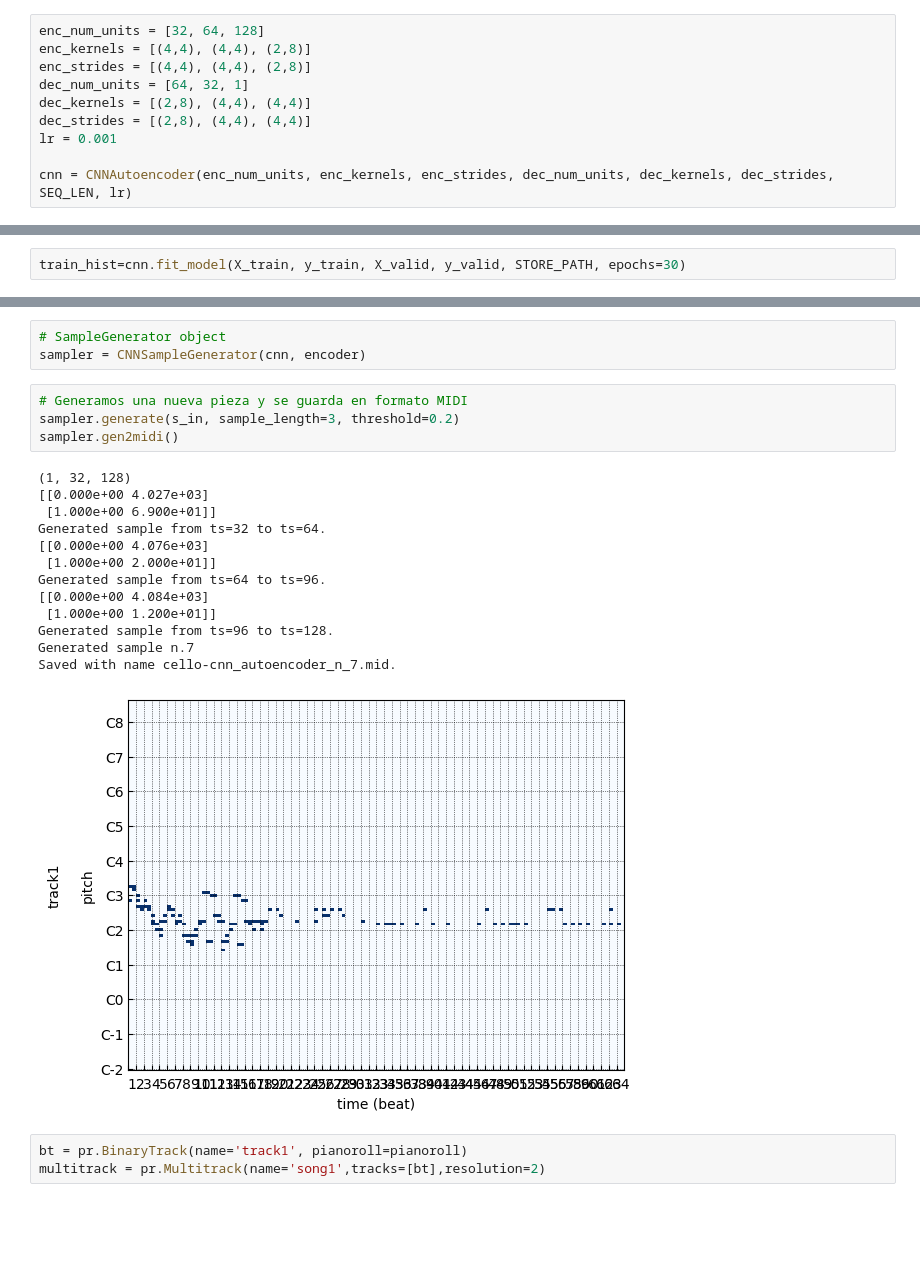
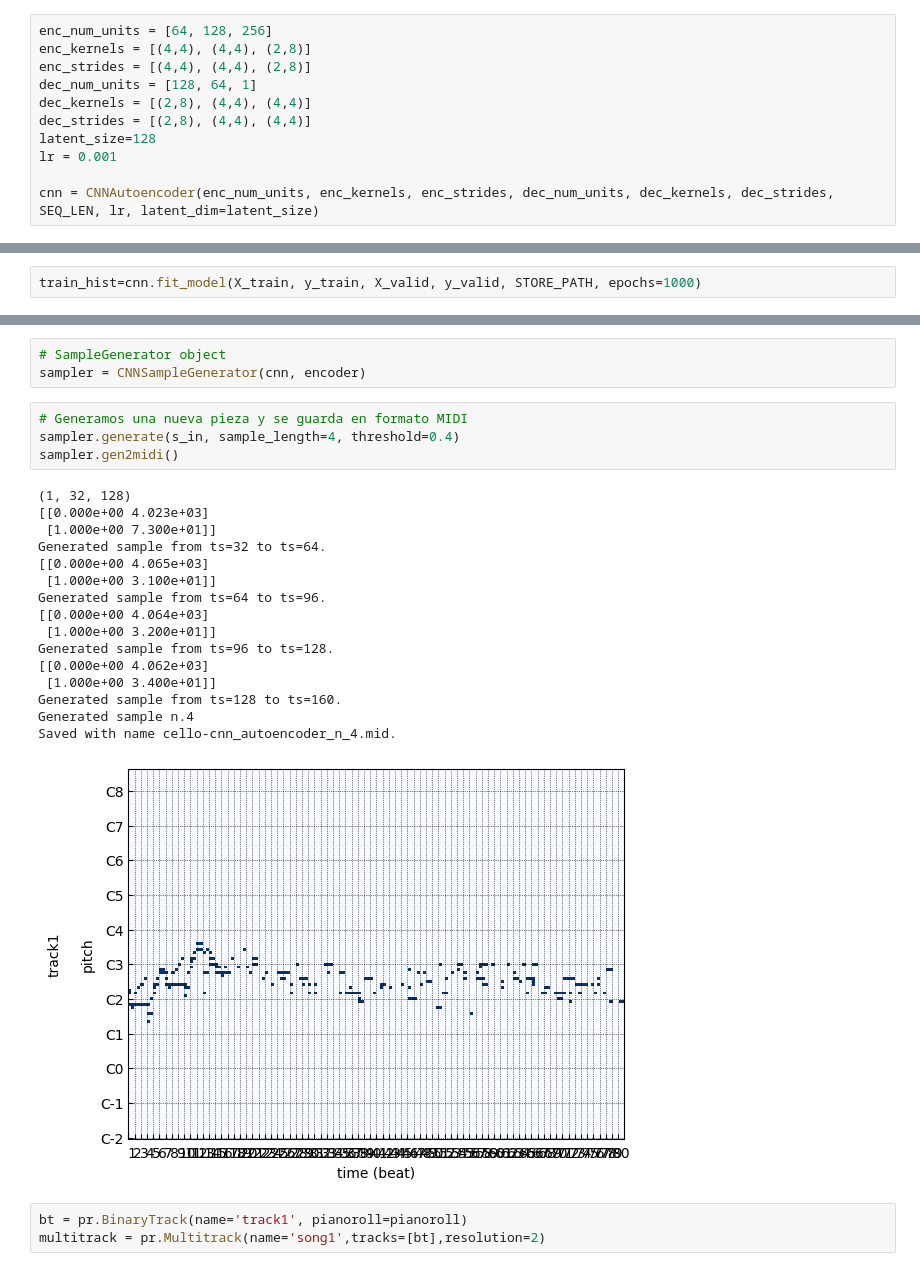
Before and after one commit to STarrio/generative-music, a Jupyter notebook: CNNMusicGeneration.ipynb, the cells around one changed output, grey strips where cells are left out. Cells and saved outputs as stored; diff of their text form; blank space fills up the shorter version.

```diff
--- a/CNNMusicGeneration.ipynb
+++ b/CNNMusicGeneration.ipynb
@@ -366,15 +369,16 @@ Output shape: (685, 32, 128)
 # %% [markdown]
 Se construye y compila el Autoencoder:
 # %%
-enc_num_units = [32, 64, 128]
+enc_num_units = [64, 128, 256]
 enc_kernels = [(4,4), (4,4), (2,8)]
 enc_strides = [(4,4), (4,4), (2,8)]
-dec_num_units = [64, 32, 1]
+dec_num_units = [128, 64, 1]
 dec_kernels = [(2,8), (4,4), (4,4)]
 dec_strides = [(2,8), (4,4), (4,4)]
+latent_size=128
 lr = 0.001
 
-cnn = CNNAutoencoder(enc_num_units, enc_kernels, enc_strides, dec_num_units, dec_kernels, dec_strides, SEQ_LEN, lr)
+cnn = CNNAutoencoder(enc_num_units, enc_kernels, enc_strides, dec_num_units, dec_kernels, dec_strides, SEQ_LEN, lr, latent_dim=latent_size)
 # %% [output]
 Model: "cnn_encoder"
 _________________________________________________________________
@@ -398,5 +402,5 @@ _________________________________________________________________
 # %% [markdown]
 Proceso de entrenamiento del modelo:
 # %%
-train_hist=cnn.fit_model(X_train, y_train, X_valid, y_valid, STORE_PATH, epochs=30)
+train_hist=cnn.fit_model(X_train, y_train, X_valid, y_valid, STORE_PATH, epochs=1000)
 # %% [output]
@@ -446,22 +450,25 @@ s_in.shape
 sampler = CNNSampleGenerator(cnn, encoder)
 # %%
 # Generamos una nueva pieza y se guarda en formato MIDI
-sampler.generate(s_in, sample_length=3, threshold=0.2)
+sampler.generate(s_in, sample_length=4, threshold=0.4)
 sampler.gen2midi()
 # %% [output]
 (1, 32, 128)
-[[0.000e+00 4.027e+03]
- [1.000e+00 6.900e+01]]
+[[0.000e+00 4.023e+03]
+ [1.000e+00 7.300e+01]]
 Generated sample from ts=32 to ts=64.
-[[0.000e+00 4.076e+03]
- [1.000e+00 2.000e+01]]
+[[0.000e+00 4.065e+03]
+ [1.000e+00 3.100e+01]]
 Generated sample from ts=64 to ts=96.
-[[0.000e+00 4.084e+03]
- [1.000e+00 1.200e+01]]
+[[0.000e+00 4.064e+03]
+ [1.000e+00 3.200e+01]]
 Generated sample from ts=96 to ts=128.
-Generated sample n.7
-Saved with name cello-cnn_autoencoder_n_7.mid.
+[[0.000e+00 4.062e+03]
+ [1.000e+00 3.400e+01]]
+Generated sample from ts=128 to ts=160.
+Generated sample n.4
+Saved with name cello-cnn_autoencoder_n_4.mid.
-[figure, old version]
+[figure, new version]
 # %%
 bt = pr.BinaryTrack(name='track1', pianoroll=pianoroll)
 multitrack = pr.Multitrack(name='song1',tracks=[bt],resolution=2)
```
Also changed, not shown: parts of 7 cells of this notebook.
